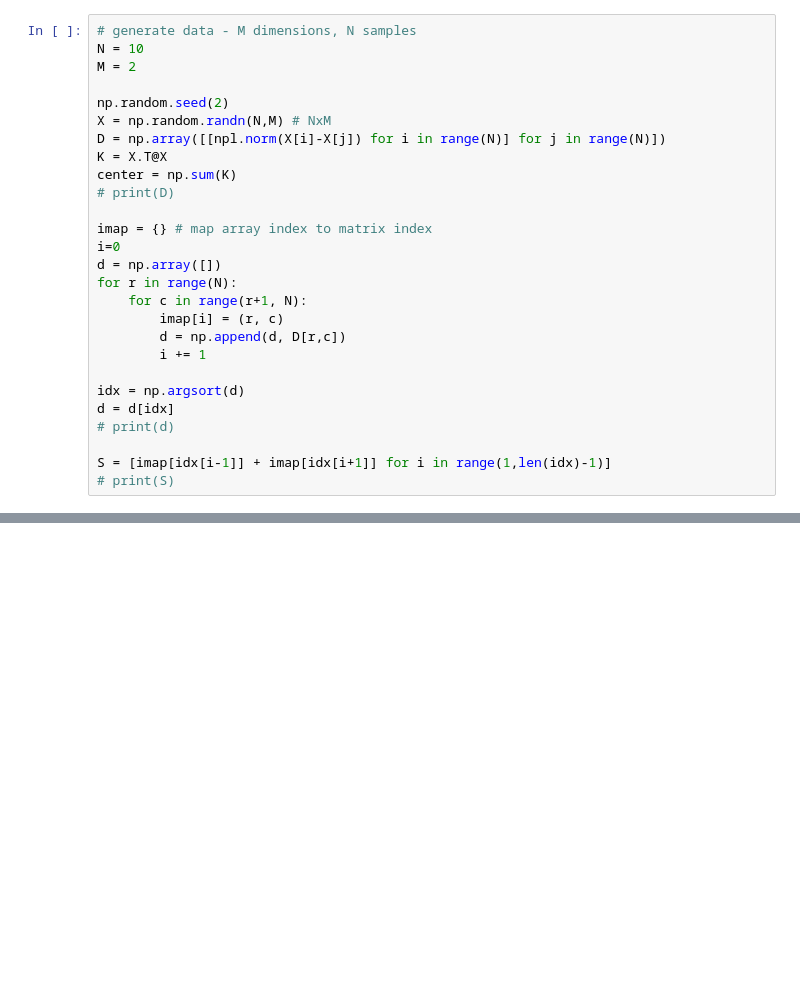
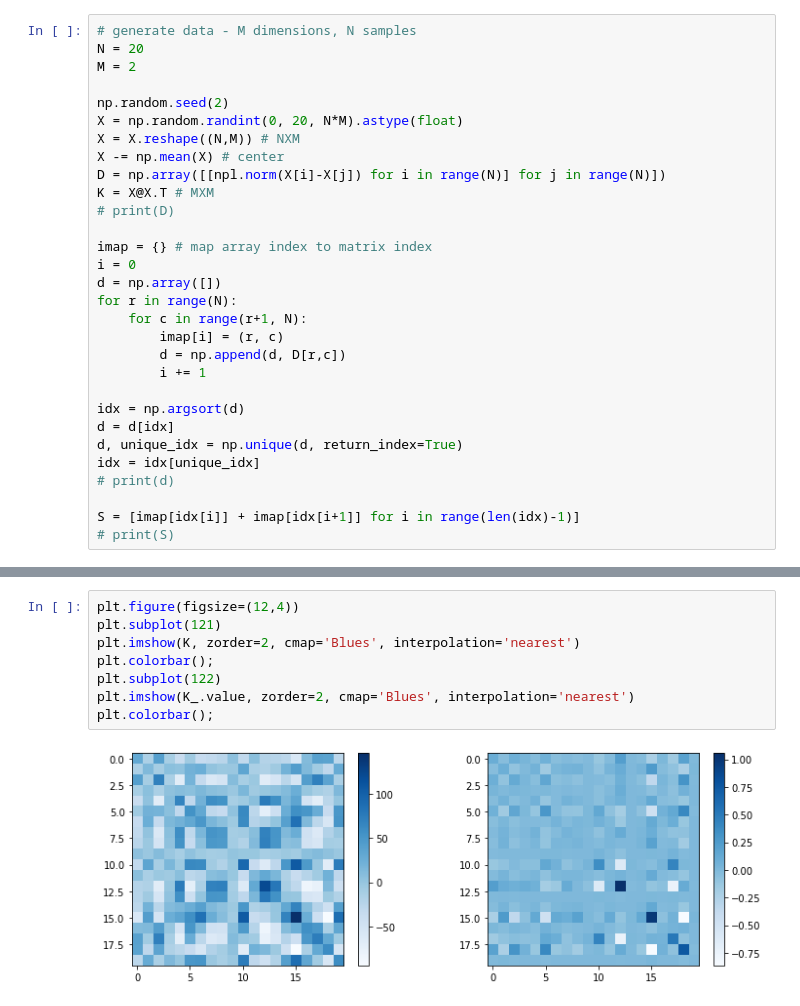
Before and after one commit to 0taylor1/NMDS, a Jupyter notebook: cvxpy.ipynb, the cells around one changed output, grey strips where cells are left out. Drawn from its saved outputs; the diff is of its cells as text; blank space fills up the shorter version.

```diff
--- a/cvxpy.ipynb
+++ b/cvxpy.ipynb
@@ -7,18 +6,19 @@ from scipy.linalg import toeplitz
 np.set_printoptions(precision=2)
 # %%
 # generate data - M dimensions, N samples
-N = 10
+N = 20
 M = 2
 
 np.random.seed(2)
-X = np.random.randn(N,M) # NxM
+X = np.random.randint(0, 20, N*M).astype(float)
+X = X.reshape((N,M)) # NXM
+X -= np.mean(X) # center
 D = np.array([[npl.norm(X[i]-X[j]) for i in range(N)] for j in range(N)])
-K = X.T@X
-center = np.sum(K)
+K = X@X.T # MXM
 # print(D)
 
 imap = {} # map array index to matrix index
-i=0
+i = 0
 d = np.array([])
 for r in range(N):
     for c in range(r+1, N):
@@ -28,9 +28,11 @@ for r in range(N):
 
 idx = np.argsort(d)
 d = d[idx]
+d, unique_idx = np.unique(d, return_index=True)
+idx = idx[unique_idx]
 # print(d)
 
-S = [imap[idx[i-1]] + imap[idx[i+1]] for i in range(1,len(idx)-1)]
+S = [imap[idx[i]] + imap[idx[i+1]] for i in range(len(idx)-1)]
 # print(S)
 # %%
 # inequality constraints
@@ -85,0 +79,10 @@ array([[ 2.81,  0.47],
+# %%
+plt.figure(figsize=(12,4))
+plt.subplot(121)
+plt.imshow(K, zorder=2, cmap='Blues', interpolation='nearest')
+plt.colorbar();
+plt.subplot(122)
+plt.imshow(K_.value, zorder=2, cmap='Blues', interpolation='nearest')
+plt.colorbar();
+# %% [output]
+[figure, added]
```
Also changed, not shown: parts of 11 cells of this notebook, 1 other file.
